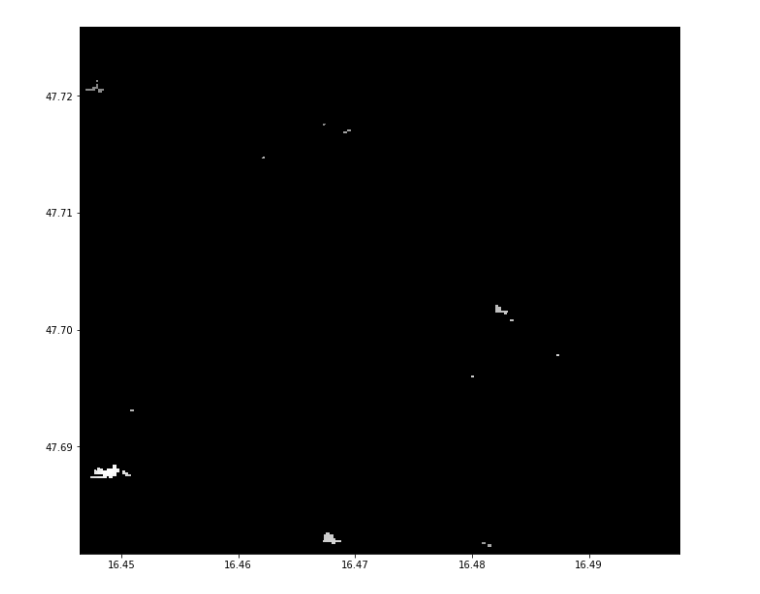
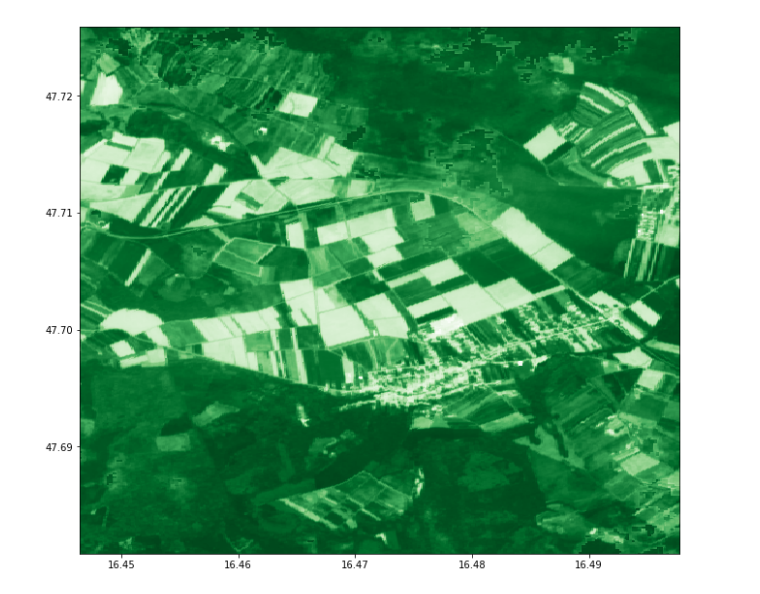
Before and after one commit to StefanBrand/masterdatacube, a Jupyter notebook: SH_Process_API.ipynb, the cells around one changed output. Drawn from its saved outputs; the diff is of its cells as text; code cells hidden in the pictures.

Commit message:
Modularize results in evalscript

```diff
--- a/SH_Process_API.ipynb
+++ b/SH_Process_API.ipynb
@@ -24,3 +24,13 @@ token = oauth.fetch_token(token_url='https://services.sentinel-hub.com/oauth/tok
                           client_id=client_id, client_secret=client_secret)
 
 resp = oauth.get("https://services.sentinel-hub.com/oauth/tokeninfo")
+# %%
+input_bands = ["B02", "B03", "B04","B08"]
+masks = ["SCL", "dataMask"] # SCL ... Scene Classification Layer
+indices = ['NDVI']
+output_bands = input_bands + indices
+
+output_array =  ','.join([f"{{id: '{ob}', bands: 4, sampleType: SampleType.UINT16}}" for ob in output_bands])
+
+results_object = '{' + ','.join([f'{ob}: []' for ob in output_bands]) + '}'
+debug_results = '{' + ','.join([f"{output_bands[i]}: [{i+1}]" for i in range(5)]) + '}'
@@ -264,7 +273,7 @@ file = io.BytesIO(response.content)
 tar = tarfile.open(fileobj=file, mode="r")
 tar.list()
 tar.extractall('../testing/')#('B04.tif', '../testing/')
-with rasterio.open(tar.extractfile('B02.tif')) as tif:
+with rasterio.open(tar.extractfile('NDVI.tif')) as tif:
     pyplot.figure(figsize=(16,10))
-    show((tif,3), transform=tif.transform, cmap='Greys_r')
+    show((tif,1), transform=tif.transform, cmap='Greens')
 # %% [output]
@@ -277 +286 @@ with rasterio.open(tar.extractfile('B02.tif')) as tif:
-[figure, old version]
+[figure, new version]
```
Also changed, not shown: parts of 4 cells of this notebook.
